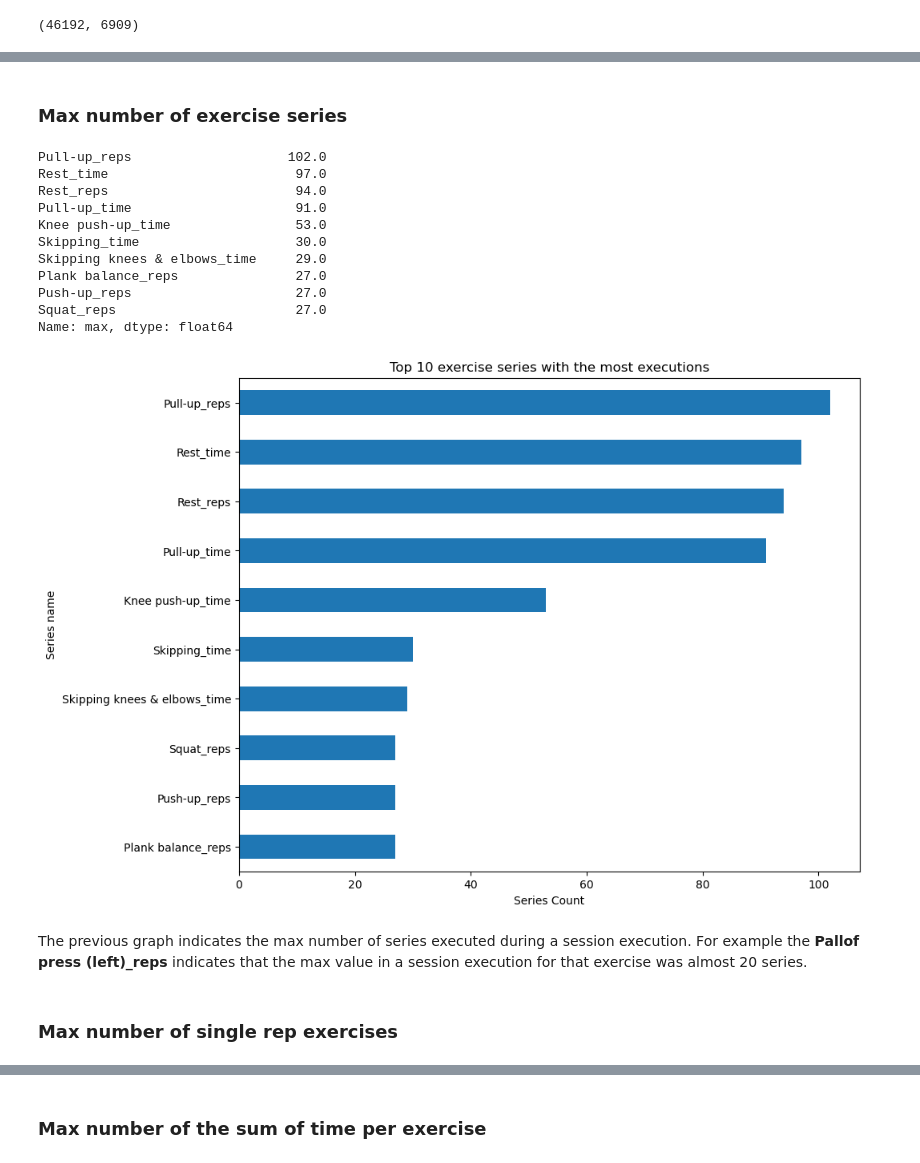
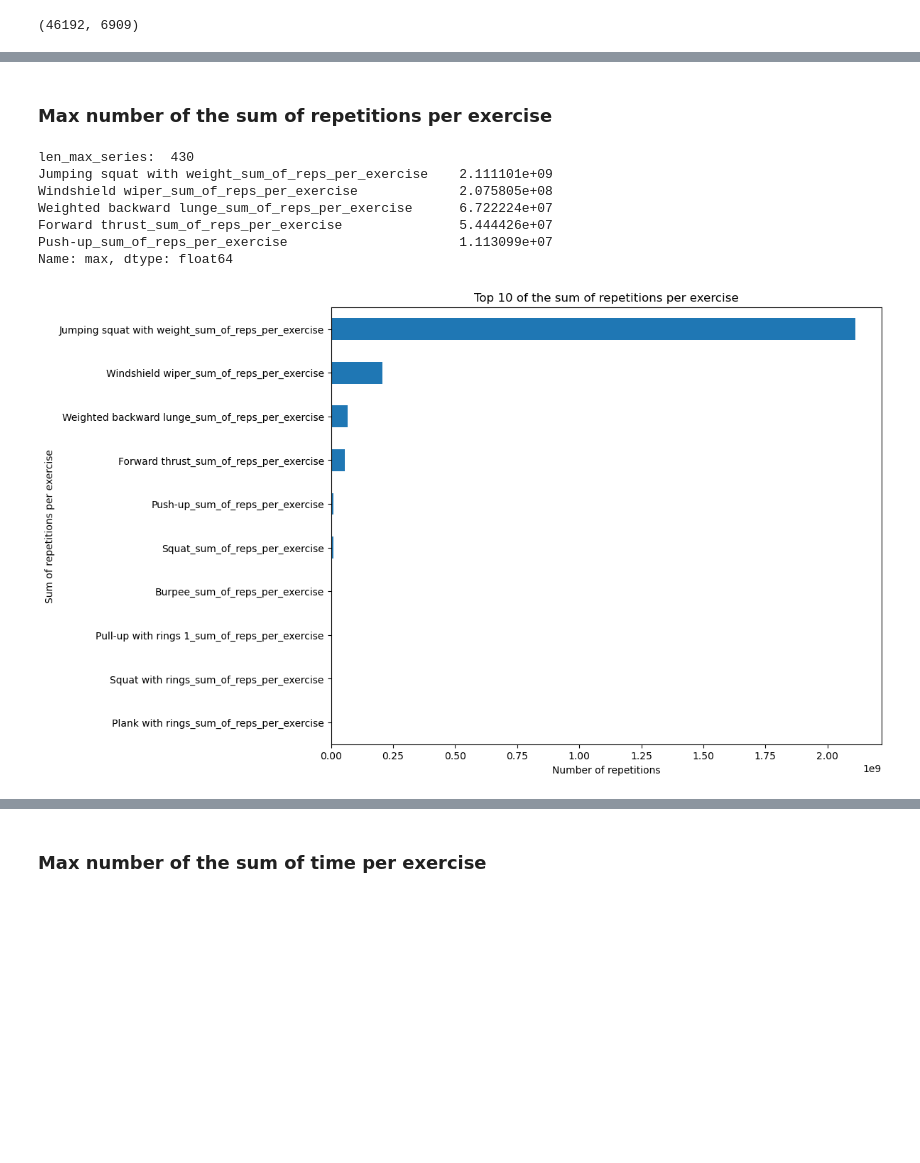
Before and after one commit to evidadeusto/mhunters, a Jupyter notebook: analysis_oscar_preprocessing/data_cleaning_dataframe_session_v0.ipynb, the cells around one changed output, grey strips where cells are left out. Saved outputs shown, nothing was run; the diff lists cells and outputs as text; code cells hidden in the pictures; blank space fills up the shorter version.

Commit message:
variables and graphs renamed

```diff
--- a/analysis_oscar_preprocessing/data_cleaning_dataframe_session_v0.ipynb
+++ b/analysis_oscar_preprocessing/data_cleaning_dataframe_session_v0.ipynb
@@ -174,10 +200,10 @@ df_describe = df_series_recalculated.describe()
 # %%
 # Columns to drop from the df
 columns_to_remove = ['user_programs_user_id',
-                     'sum_times',
-                     'sum_reps',
-                     'total_reps',
-                     'total_time',
+                     'total_count_of_time',
+                     'total_count_of_reps',
+                     'sum_of_reps',
+                     'sum_of_time',
                      'session_executions_summary_effort',
                      'session_executions_summary_points',
                      'session_executions_summary_total_kcal',
@@ -222,31 +296,23 @@ max_values = get_max_values(df_describe)
 # %% [markdown]
-### Max number of exercise series
+### Max number of the sum of repetitions per exercise
 # %%
-words_to_include = ['_time$', '_reps$']
+words_to_include = ['_sum_of_reps_per_exercise']
 
-range_max_reps = (0,10)
+range_reps = (0,10)
 plot_conf = {
-   'range_values_to_plot' : range_max_reps,
-   'title' : 'Top ' + str(range_max_reps[1]) + ' exercise series with the most executions',
-   'xlabel' : 'Series Count',
-   'ylabel' : 'Series name'
+   'range_values_to_plot' : range_reps,
+   'title' : 'Top ' + str(range_reps[1]) + ' of the sum of repetitions per exercise',
+   'xlabel' : 'Number of repetitions',
+   'ylabel' : 'Sum of repetitions per exercise'
 }
 
 plot_of_columns_based_on_regex(max_values, plot_conf, words_to_include)
 # %% [output]
-Pull-up_reps                    102.0
-Rest_time                        97.0
-Rest_reps                        94.0
-Pull-up_time                     91.0
-Knee push-up_time                53.0
-Skipping_time                    30.0
-Skipping knees & elbows_time     29.0
-Plank balance_reps               27.0
-Push-up_reps                     27.0
-Squat_reps                       27.0
+len_max_series:  430
+Jumping squat with weight_sum_of_reps_per_exercise    2.111101e+09
+Windshield wiper_sum_of_reps_per_exercise             2.075805e+08
+Weighted backward lunge_sum_of_reps_per_exercise      6.722224e+07
+Forward thrust_sum_of_reps_per_exercise               5.444426e+07
+Push-up_sum_of_reps_per_exercise                      1.113099e+07
 Name: max, dtype: float64
-[figure, old version]
+[figure, new version]
-# %% [markdown]
-The previous graph indicates the max number of series executed during a session execution. For example the **Pallof press (left)_reps** indicates that the max value in a session execution for that exercise was almost 20 series.
-# %% [markdown]
-### Max number of single rep exercises
```
Also changed, not shown: parts of 65 cells of this notebook.
